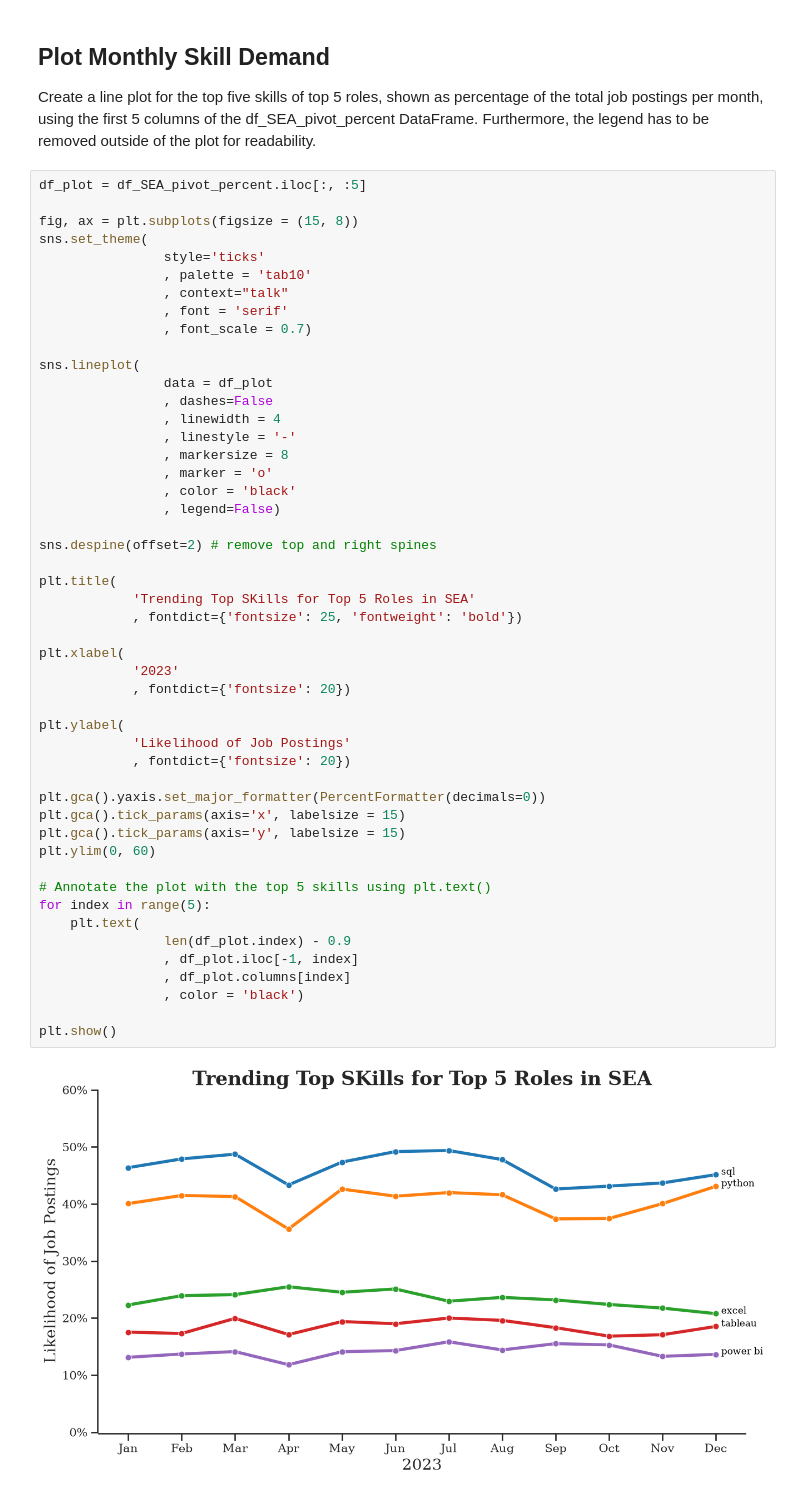
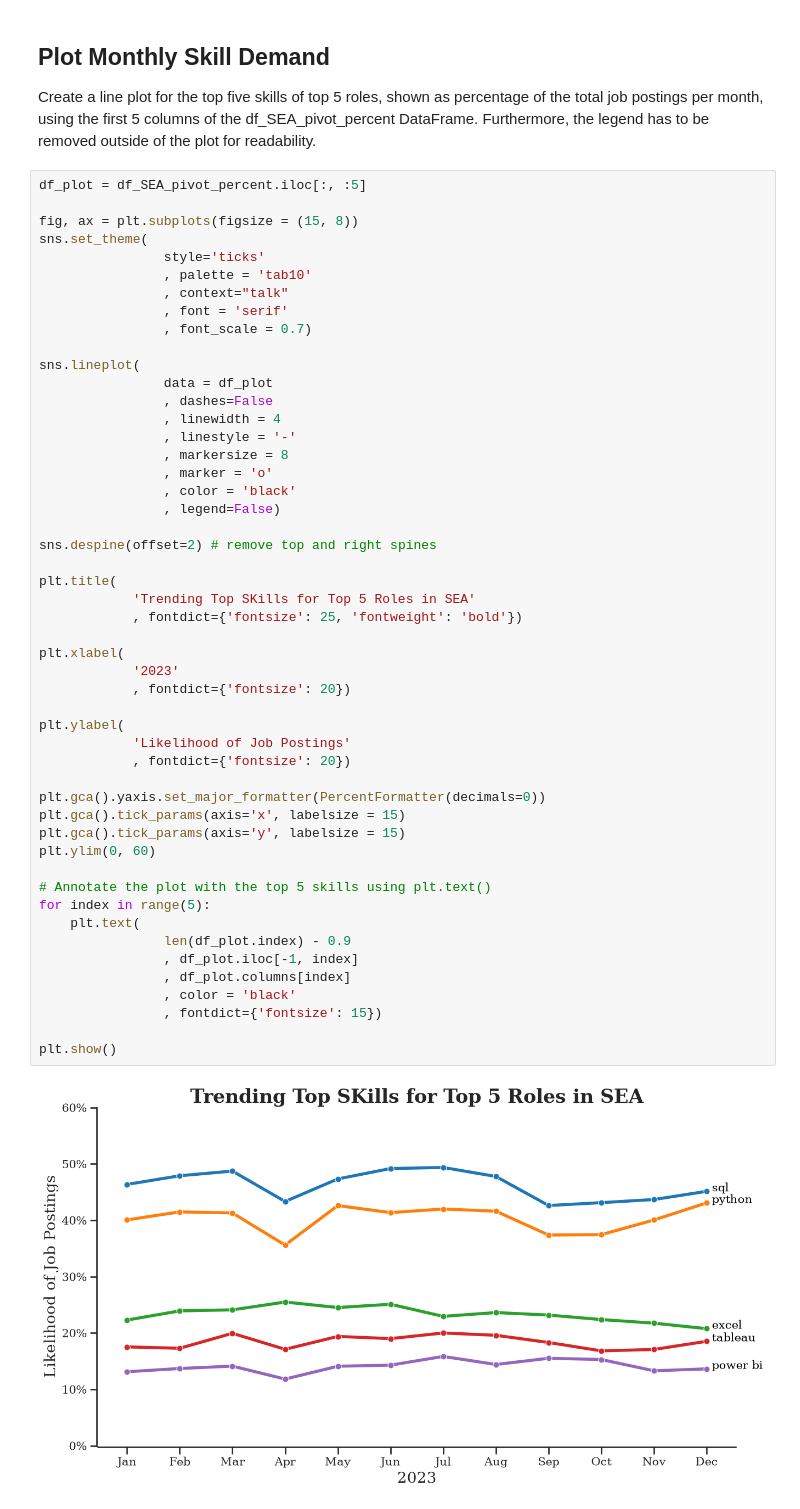
Before and after one commit to JohnnyQuant/Python_Data_Project, a Jupyter notebook: Project/3_Skill_Trend.ipynb, the cells around one changed output. Cells and saved outputs as stored; diff of their text form.

```diff
--- a/Project/3_Skill_Trend.ipynb
+++ b/Project/3_Skill_Trend.ipynb
@@ -261,32 +261,33 @@ sns.lineplot(
                 , legend=False)
 
 sns.despine(offset=2) # remove top and right spines
 
 plt.title(
             'Trending Top SKills for Top 5 Roles in SEA'
             , fontdict={'fontsize': 25, 'fontweight': 'bold'})
 
 plt.xlabel(
             '2023'
             , fontdict={'fontsize': 20})
 
 plt.ylabel(
             'Likelihood of Job Postings'
             , fontdict={'fontsize': 20})
 
 plt.gca().yaxis.set_major_formatter(PercentFormatter(decimals=0))
 plt.gca().tick_params(axis='x', labelsize = 15)
 plt.gca().tick_params(axis='y', labelsize = 15)
 plt.ylim(0, 60)
 
 # Annotate the plot with the top 5 skills using plt.text()
 for index in range(5):
     plt.text(
                 len(df_plot.index) - 0.9
                 , df_plot.iloc[-1, index]
                 , df_plot.columns[index]
-                , color = 'black')
+                , color = 'black'
+                , fontdict={'fontsize': 15})
 
 plt.show()
 # %% [output]
-[figure, old version]
+[figure, new version]
```
